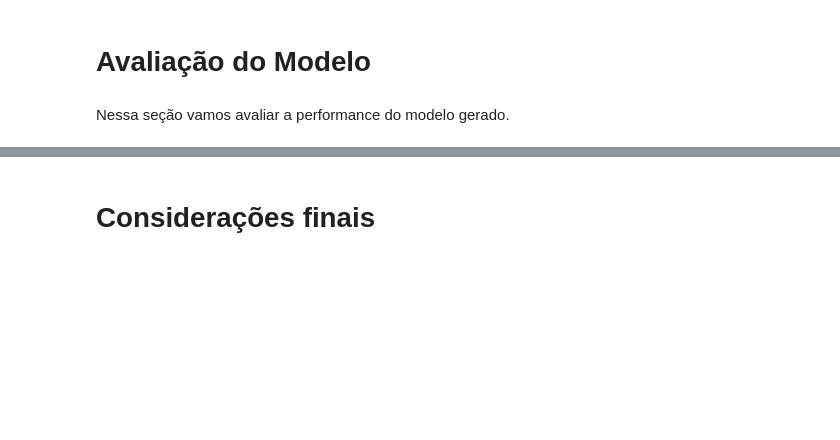
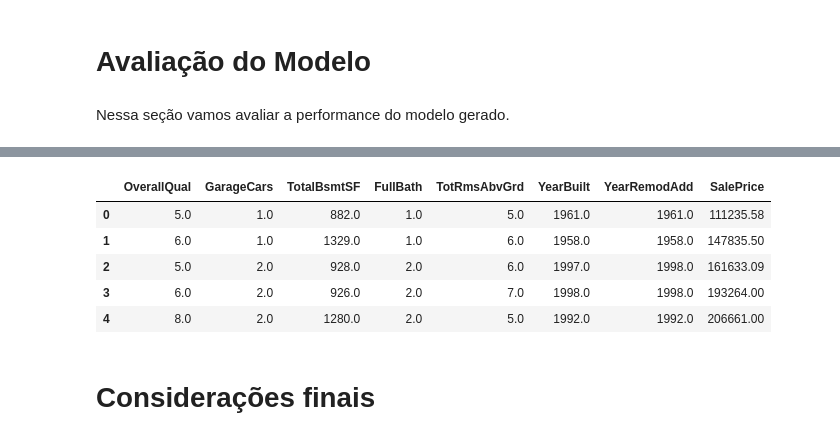
Before and after one commit to FernandoZanchitta/DSChallenge2019, a Jupyter notebook: src/house_pricing.ipynb, the cells around one changed output, grey strips where cells are left out. Drawn from its saved outputs; the diff is of its cells as text; code cells hidden in the pictures; blank space fills up the shorter version.

```diff
--- a/src/house_pricing.ipynb
+++ b/src/house_pricing.ipynb
@@ -434,16 +413,3 @@ mean_squared_error(test_Y, DTR_predicted, squared = False)
 ### SVM
 # %% [markdown]
 O terceiro modelo será um SVM utilizando a biblioteca do scikit-learn de svm importando a classe SVR
-# %%
-from sklearn.pipeline import make_pipeline
-from sklearn.preprocessing import RobustScaler
-from sklearn.svm import SVR
-
-svm = make_pipeline(RobustScaler(), SVR(kernel ='rbf' ,C= 20))
-svm.fit(train_X, train_Y)
-
-SVM_predicted = svm.predict(test_X)
-
-print(svm.score(train_X, train_Y)*100)
-print(svm.score(test_X, test_Y)*100)
-mean_squared_error(test_Y, SVM_predicted, squared = False)
@@ -538,2 +544,29 @@ Nessa seção vamos avaliar a performance do modelo gerado.
+# %%
+from sklearn.impute import SimpleImputer
+
+melhor_modelo = SVM
+
+validate_columns = features_correlated.drop(['SalePrice'])
+validate_df = test[validate_columns]
+
+# Eliminate these lines after - Preprocess the data to handle missing values
+imputer = SimpleImputer(strategy='mean')
+validate_df = pd.DataFrame(imputer.fit_transform(validate_df), columns=validate_columns)
+
+validate = validate_df.copy()
+validate['SalePrice'] = melhor_modelo.predict(validate_df)
+
+validate
+
+predicted_sale_price = validate
+predicted_sale_price.to_csv("SalePrice_predicted.csv", index=False)
+predicted_sale_price.head()
+# %% [output]
+|  | OverallQual | GarageCars | TotalBsmtSF | FullBath | TotRmsAbvGrd | YearBuilt | YearRemodAdd | SalePrice |
+| 0 | 5.0 | 1.0 | 882.0 | 1.0 | 5.0 | 1961.0 | 1961.0 | 111235.58 |
+| 1 | 6.0 | 1.0 | 1329.0 | 1.0 | 6.0 | 1958.0 | 1958.0 | 147835.50 |
+| 2 | 5.0 | 2.0 | 928.0 | 2.0 | 6.0 | 1997.0 | 1998.0 | 161633.09 |
+| 3 | 6.0 | 2.0 | 926.0 | 2.0 | 7.0 | 1998.0 | 1998.0 | 193264.00 |
+| 4 | 8.0 | 2.0 | 1280.0 | 2.0 | 5.0 | 1992.0 | 1992.0 | 206661.00 |
 # %% [markdown]
 # Considerações finais
```
Also changed, not shown: parts of 23 cells of this notebook, 1 other file.
